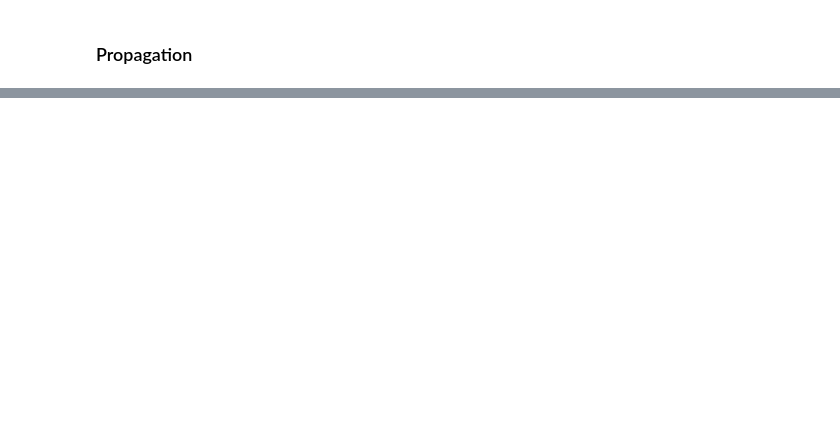
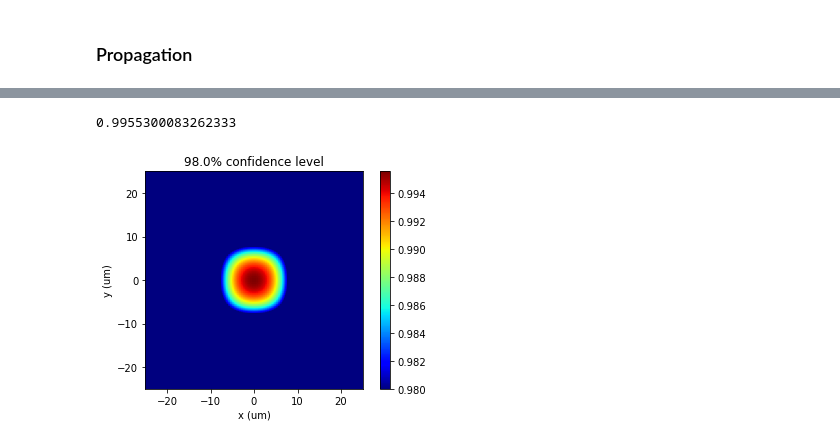
Before and after one commit to nanw0321/SRW_Mono, a Jupyter notebook: WPG_Customize_OE.ipynb, the cells around one changed output, grey strips where cells are left out. Saved outputs shown, nothing was run; the diff lists cells and outputs as text; code cells hidden in the pictures; blank space fills up the shorter version.

Commit message:
Added "confidence level" calculation

```diff
--- a/WPG_Customize_OE.ipynb
+++ b/WPG_Customize_OE.ipynb
@@ -505,0 +498,39 @@ Text(0.5, 1.0, 'Propagation distance 0.005m, f=0.02m')
+# %%
+''' Confidence Level '''
+from scipy.special import erf
+
+x0 = np.linspace(-0.5,0.5,100)
+y0 = np.linspace(-0.5,0.5,100)
+xx,yy = np.meshgrid(x0,y0)
+zz = np.zeros(xx.shape)
+
+S = 0.385
+clim = 0.98
+
+def PC(S,x0,y0):
+    w0 = S * np.sqrt(2/np.log(2))/2
+    A = 0.5 * np.sqrt(np.pi/2) * w0 * (erf(np.sqrt(2)*(x0+0.5)/w0) - erf(np.sqrt(2)*(x0-0.5)/w0))
+    B = 0.5 * np.sqrt(np.pi/2) * w0 * (erf(np.sqrt(2)*(y0+0.5)/w0) - erf(np.sqrt(2)*(y0-0.5)/w0))
+    C = np.pi/2 * w0**2
+    return A*B/C
+
+def Confident(S,clim,x0,y0):
+    confidence = PC(S,x0,y0)
+    return confidence >= clim
+
+# populate sample pixel
+for i,x in enumerate(x0):
+    for j,y in enumerate(y0):
+        zz[i,j] = PC(S,x,y)
+plt.figure()
+plt.imshow(
+    zz,cmap='jet',clim=clim,
+    extent = [-25,25,-25,25])
+plt.colorbar()
+plt.title('{}% confidence level'.format(clim*100))
+plt.xlabel('x (um)')
+plt.ylabel('y (um)')
+print(zz.max())
+# %% [output]
+0.9955300083262333
+[figure, added]
```
Also changed, not shown: parts of 10 cells of this notebook, 25 other files.
